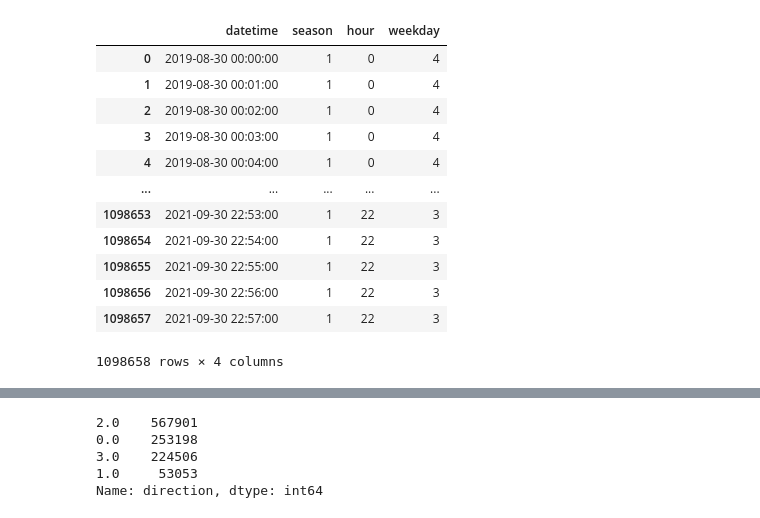
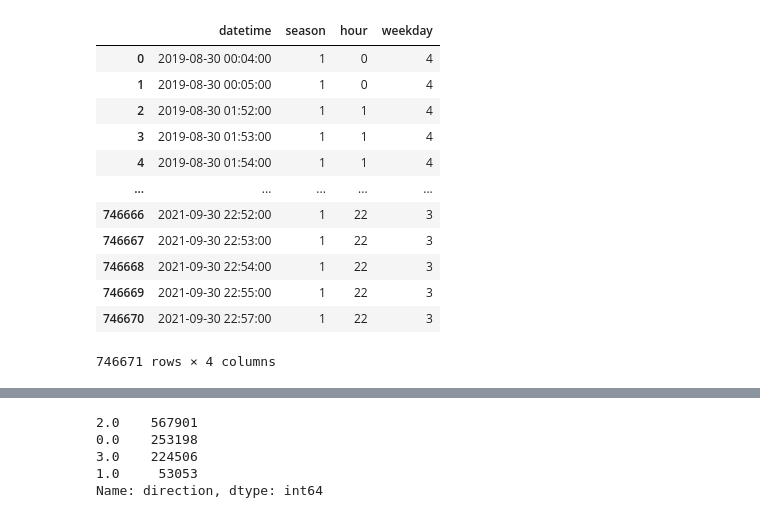
Before and after one commit to pagand/model_optimze_vessel, a Jupyter notebook: Feature/feature_engineering.ipynb, the cells around one changed output, grey strips where cells are left out. Saved outputs shown, nothing was run; the diff lists cells and outputs as text; code cells hidden in the pictures.

Commit message:
Group data into trips and adjust mode and direction methods accordingly

```diff
--- a/Feature/feature_engineering.ipynb
+++ b/Feature/feature_engineering.ipynb
@@ -5,6 +6,7 @@ import datetime
 # %%
-file_path = "../../queenCsvOut.csv"
-df = pd.read_csv(file_path, skiprows=[1])
+file_path = "../../df_cleaned_location.csv"
+# df = pd.read_csv(file_path, skiprows=[1])
+df = pd.read_csv(file_path)
 # %%
 # drop rows that have more than 20 null values
 # drop column cargo and cargo_pax
@@ -31,25 +29,24 @@ df.columns, len(df.columns)
 # %%
 # naive mode definition
-# TODO: add more constraints to get a more accurate mode
 df["POWER_1"] = df["POWER_1"].astype(float)
 df["POWER_2"] = df["POWER_2"].astype(float)
 
-# MODE for operation mode: 1 for mode1, 2 for mode2, 0 for unknown(speed with nan) or still
+# MODE for operation mode: 1 for mode1, 2 for mode2, 0 for unknown(power with nan)
 def naive_operation_mode(row):
     if pd.isna(row['POWER_1']) or (pd.isna(row["POWER_2"])):
         return 0
-    elif (row["POWER_1"]<=1) & (row["POWER_2"]<=1):
-        return 0
-    elif ((row["POWER_1"]<=1) ^ (row["POWER_2"]<=1)):
+    elif ((row["POWER_1"]<=800) ^ (row["POWER_2"]<=800)):
         return 1
     else:
+        if (row["STW"]>=8) | (row["DEPTH"]>=0.04):
+            return 1
         return 2
 
-df["MODE"] = df[["POWER_1", "POWER_2"]].apply(naive_operation_mode, axis=1)
+df["MODE"] = df[["POWER_1", "POWER_2", "STW", "DEPTH"]].apply(naive_operation_mode, axis=1)
 # %%
 def correct_mode(row):
     if (row["MODE"]==1):
-        if (row["STW"]<8) & (row["DEPTH"]<0.04):
+        if row["trip_id"]==0:
             return 2
     return row["MODE"]
 
@@ -61,7 +58,7 @@ def clean_mode(row):
 
 df["STW"] = df["STW"].astype(float)
 df["DEPTH"] = df["DEPTH"].astype(float)
-df["MODE"] = df[["MODE", "STW", "DEPTH"]].apply(correct_mode,axis=1)
+df["MODE"] = df[["MODE", "STW", "DEPTH", "trip_id"]].apply(correct_mode,axis=1)
 df["MODE_up"] = df["MODE"].shift(periods=-1)
 df["MODE_down"] = df["MODE"].shift(periods=1)
 df["MODE"] = df[["MODE", "MODE_up", "MODE_down"]].apply(clean_mode,axis=1)
@@ -78,45 +80,45 @@ df.groupby("MODE").count()
 # %%
 # from the Dati variable, get the corresponding season code, hour, and day of the week
 def get_dt_info(minute, starting_dt):
     dt = starting_dt + datetime.timedelta(minutes=minute) # days, seconds, then other fields.
     month = dt.month
     season = get_season(month)
     hour = dt.hour
     weekday = dt.weekday()
     return dt, season, hour, weekday
 
 # get season code from corresponding month:
 # spring: 0, summer: 1, fall: 2, winter: 3
 def get_season(month):
     if month <= 3:
         return 3
     elif month <=6:
         return 0
     elif month <=9:
         return 1
     else:
         return 2
 
 # convert Dati to python datetime format
 # df["datetime"] = pd.to_datetime(df.Dati, format='%y%m%d_%H%M%S')
-df.dropna(subset = ["Time"], inplace=True)
+# df.dropna(subset = ["Time"], inplace=True)
 starting_dt = pd.to_datetime(df.iloc[0].Dati, format='%y%m%d_%H%M%S')
 df["datetime"],df["season"], df["hour"], df["weekday"] = zip(*df["Time"].apply(get_dt_info, starting_dt = starting_dt))
 df[["datetime", "season", "hour", "weekday"]]
 # %% [output]
 |  | datetime | season | hour | weekday |
-| 0 | 2019-08-30 00:00:00 | 1 | 0 | 4 |
-| 1 | 2019-08-30 00:01:00 | 1 | 0 | 4 |
-| 2 | 2019-08-30 00:02:00 | 1 | 0 | 4 |
-| 3 | 2019-08-30 00:03:00 | 1 | 0 | 4 |
-| 4 | 2019-08-30 00:04:00 | 1 | 0 | 4 |
+| 0 | 2019-08-30 00:04:00 | 1 | 0 | 4 |
+| 1 | 2019-08-30 00:05:00 | 1 | 0 | 4 |
+| 2 | 2019-08-30 01:52:00 | 1 | 1 | 4 |
+| 3 | 2019-08-30 01:53:00 | 1 | 1 | 4 |
+| 4 | 2019-08-30 01:54:00 | 1 | 1 | 4 |
 | ... | ... | ... | ... | ... |
-| 1098653 | 2021-09-30 22:53:00 | 1 | 22 | 3 |
-| 1098654 | 2021-09-30 22:54:00 | 1 | 22 | 3 |
-| 1098655 | 2021-09-30 22:55:00 | 1 | 22 | 3 |
-| 1098656 | 2021-09-30 22:56:00 | 1 | 22 | 3 |
-| 1098657 | 2021-09-30 22:57:00 | 1 | 22 | 3 |
+| 746666 | 2021-09-30 22:52:00 | 1 | 22 | 3 |
+| 746667 | 2021-09-30 22:53:00 | 1 | 22 | 3 |
+| 746668 | 2021-09-30 22:54:00 | 1 | 22 | 3 |
+| 746669 | 2021-09-30 22:55:00 | 1 | 22 | 3 |
+| 746670 | 2021-09-30 22:57:00 | 1 | 22 | 3 |
-1098658 rows × 4 columns
+746671 rows × 4 columns
 # %%
 # current: difference between STW and SOG
 df["current"] = df["STW"] - df["SOG"]
```
Also changed, not shown: parts of 15 cells of this notebook, 1 other file.
